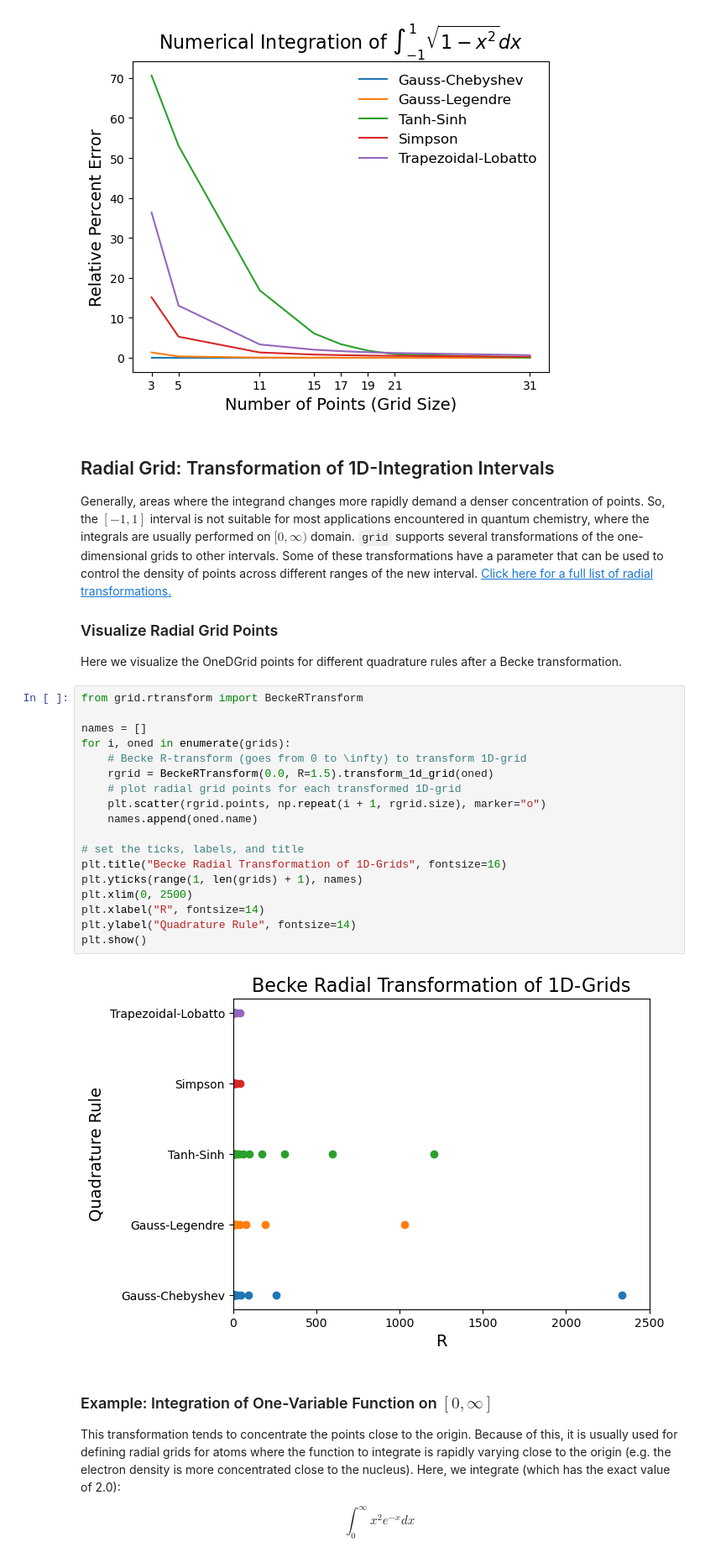
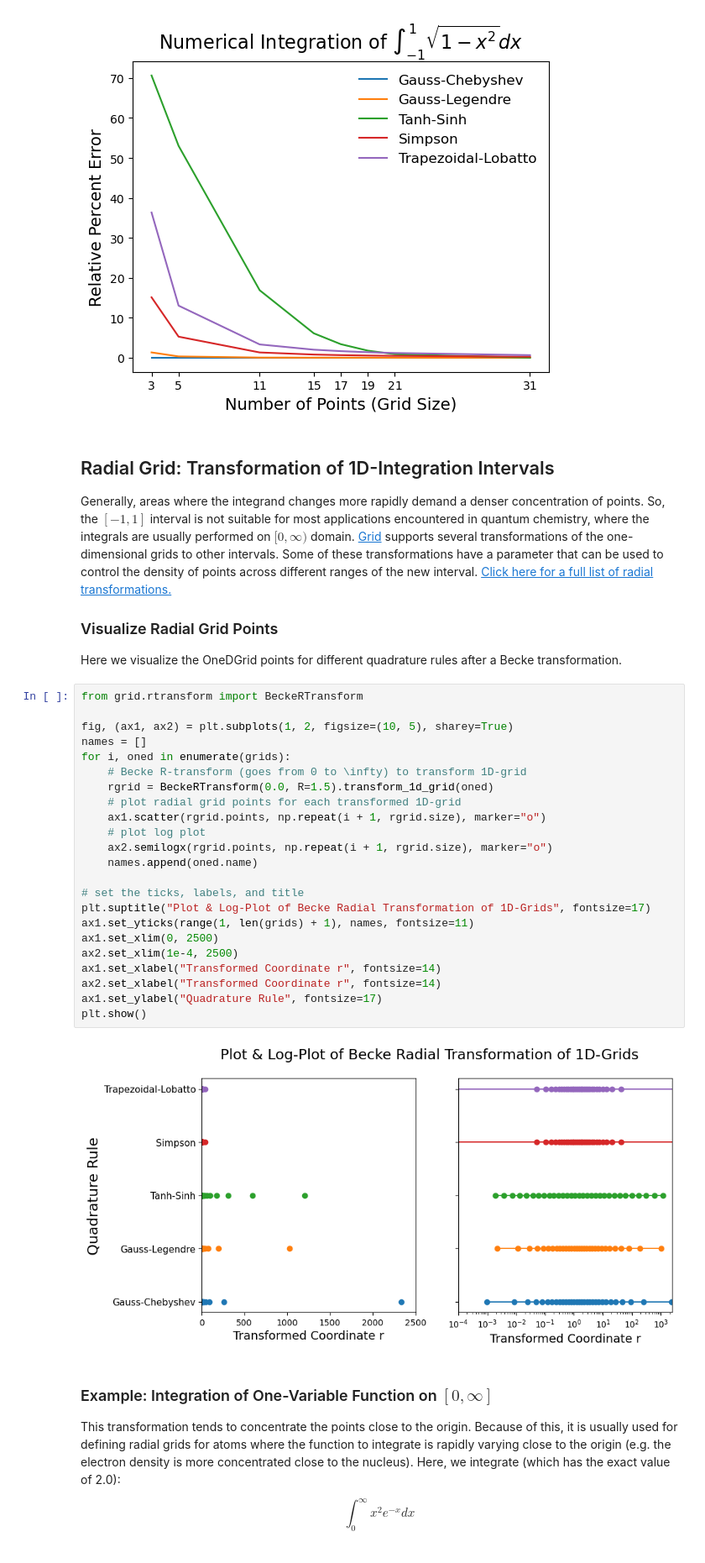
Before and after one commit to theochem/grid, a Jupyter notebook: doc/notebooks/One_dimensional_grids.ipynb, the cells around one changed output. Shown at 84% size. Drawn from its saved outputs; the diff is of its cells as text.

Commit message:
Update oned notebook
- Add relative error for [0, infty) integration
- Added log plot to one of the plots

```diff
--- a/doc/notebooks/One_dimensional_grids.ipynb
+++ b/doc/notebooks/One_dimensional_grids.ipynb
@@ -105,7 +104,7 @@ plt.show()
 # %% [markdown]
 ## Radial Grid: Transformation of 1D-Integration Intervals
 
-Generally, areas where the integrand changes more rapidly demand a denser concentration of points. So, the $[-1, 1]$ interval is not suitable for most applications encountered in quantum chemistry, where the integrals are usually performed on $[0,\infty)$ domain. `grid` supports several transformations of the one-dimensional grids to other intervals. Some of these transformations have a parameter that can be used to control the density of points across different ranges of the new interval. [Click here for a full list of radial transformations.](https://grid.qcdevs.org/pyapi/grid.rtransform.html)
+Generally, areas where the integrand changes more rapidly demand a denser concentration of points. So, the $[-1, 1]$ interval is not suitable for most applications encountered in quantum chemistry, where the integrals are usually performed on $[0,\infty)$ domain. [Grid](https://github.com/theochem/grid) supports several transformations of the one-dimensional grids to other intervals. Some of these transformations have a parameter that can be used to control the density of points across different ranges of the new interval. [Click here for a full list of radial transformations.](https://grid.qcdevs.org/pyapi/grid.rtransform.html)
 
 ### Visualize Radial Grid Points
 
@@ -113,23 +112,28 @@ Here we visualize the OneDGrid points for different quadrature rules after a Bec
 # %%
 from grid.rtransform import BeckeRTransform
 
+fig, (ax1, ax2) = plt.subplots(1, 2, figsize=(10, 5), sharey=True)
 names = []
 for i, oned in enumerate(grids):
     # Becke R-transform (goes from 0 to \infty) to transform 1D-grid
     rgrid = BeckeRTransform(0.0, R=1.5).transform_1d_grid(oned)
     # plot radial grid points for each transformed 1D-grid
-    plt.scatter(rgrid.points, np.repeat(i + 1, rgrid.size), marker="o")
+    ax1.scatter(rgrid.points, np.repeat(i + 1, rgrid.size), marker="o")
+    # plot log plot
+    ax2.semilogx(rgrid.points, np.repeat(i + 1, rgrid.size), marker="o")
     names.append(oned.name)
 
 # set the ticks, labels, and title
-plt.title("Becke Radial Transformation of 1D-Grids", fontsize=16)
-plt.yticks(range(1, len(grids) + 1), names)
-plt.xlim(0, 2500)
-plt.xlabel("R", fontsize=14)
-plt.ylabel("Quadrature Rule", fontsize=14)
+plt.suptitle("Plot & Log-Plot of Becke Radial Transformation of 1D-Grids", fontsize=17)
+ax1.set_yticks(range(1, len(grids) + 1), names, fontsize=11)
+ax1.set_xlim(0, 2500)
+ax2.set_xlim(1e-4, 2500)
+ax1.set_xlabel("Transformed Coordinate r", fontsize=14)
+ax2.set_xlabel("Transformed Coordinate r", fontsize=14)
+ax1.set_ylabel("Quadrature Rule", fontsize=17)
 plt.show()
 # %% [output]
-[figure, old version]
+[figure, new version]
 # %% [markdown]
 ### Example: Integration of One-Variable Function on $[0, \infty]$
 
```
Also changed, not shown: parts of 4 cells of this notebook.
